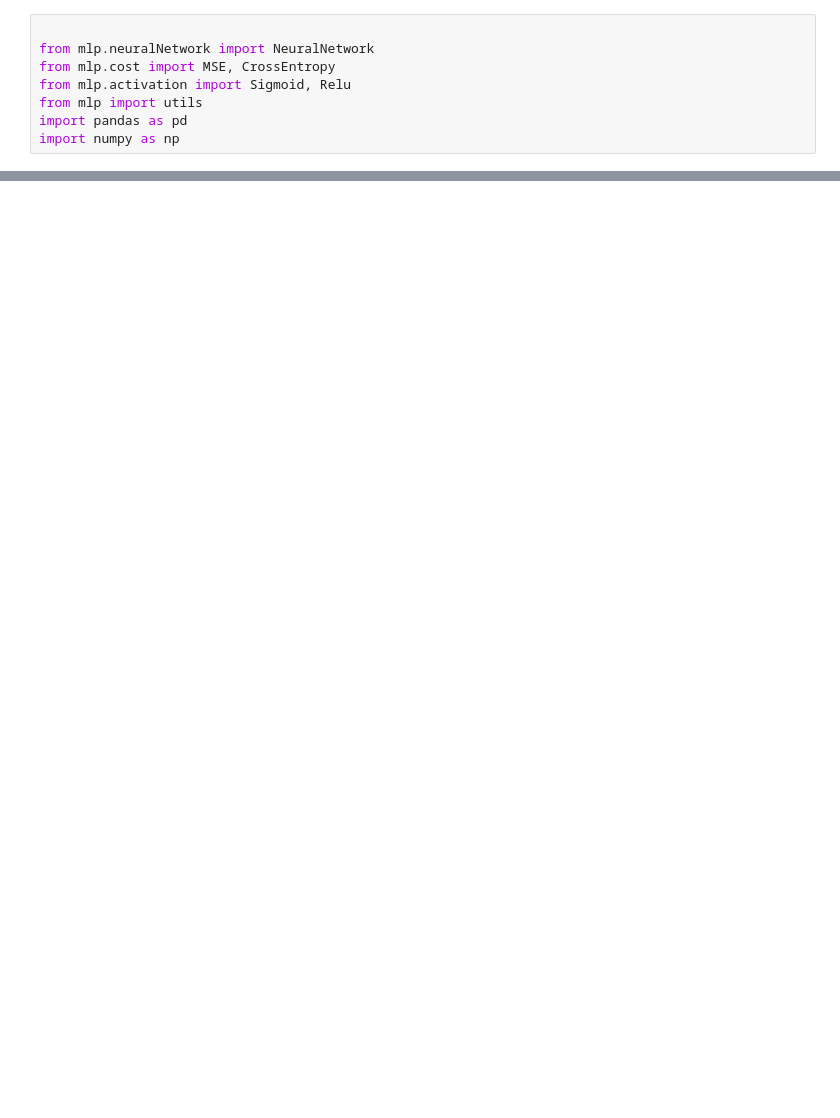
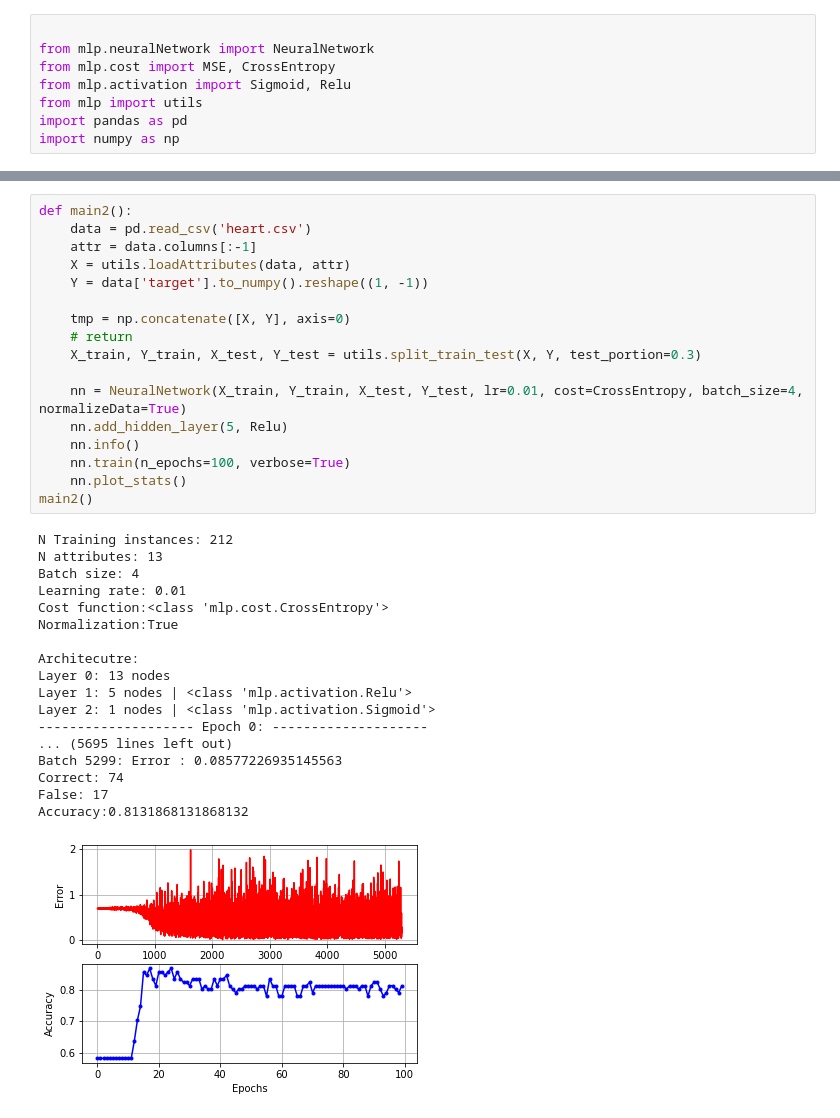
Before and after one commit to Asif-Mammadov/ufaz-ai, a Jupyter notebook: pw5/good_cases.ipynb, the cells around one changed output, grey strips where cells are left out. Drawn from its saved outputs; the diff is of its cells as text; blank space fills up the shorter version.

Commit message:
added cross entropy check

```diff
--- a/pw5/good_cases.ipynb
+++ b/pw5/good_cases.ipynb
@@ -46,0 +47,36 @@ Accuracy:0.8021978021978022
+# %%
+def main2():
+    data = pd.read_csv('heart.csv')
+    attr = data.columns[:-1]
+    X = utils.loadAttributes(data, attr)
+    Y = data['target'].to_numpy().reshape((1, -1))
+
+    tmp = np.concatenate([X, Y], axis=0)
+    # return
+    X_train, Y_train, X_test, Y_test = utils.split_train_test(X, Y, test_portion=0.3)
+
+    nn = NeuralNetwork(X_train, Y_train, X_test, Y_test, lr=0.01, cost=CrossEntropy, batch_size=4, normalizeData=True)
+    nn.add_hidden_layer(5, Relu)
+    nn.info()
+    nn.train(n_epochs=100, verbose=True)
+    nn.plot_stats()
+main2()
+# %% [output]
+N Training instances: 212
+N attributes: 13
+Batch size: 4
+Learning rate: 0.01
+Cost function:<class 'mlp.cost.CrossEntropy'>
+Normalization:True
+
+Architecutre:
+Layer 0: 13 nodes
+Layer 1: 5 nodes | <class 'mlp.activation.Relu'>
+Layer 2: 1 nodes | <class 'mlp.activation.Sigmoid'>
+-------------------- Epoch 0: --------------------
+... (5695 lines left out)
+Batch 5299: Error : 0.08577226935145563
+Correct: 74
+False: 17
+Accuracy:0.8131868131868132
+[figure, added]
```
Also changed, not shown: parts of 1 cell of this notebook.
